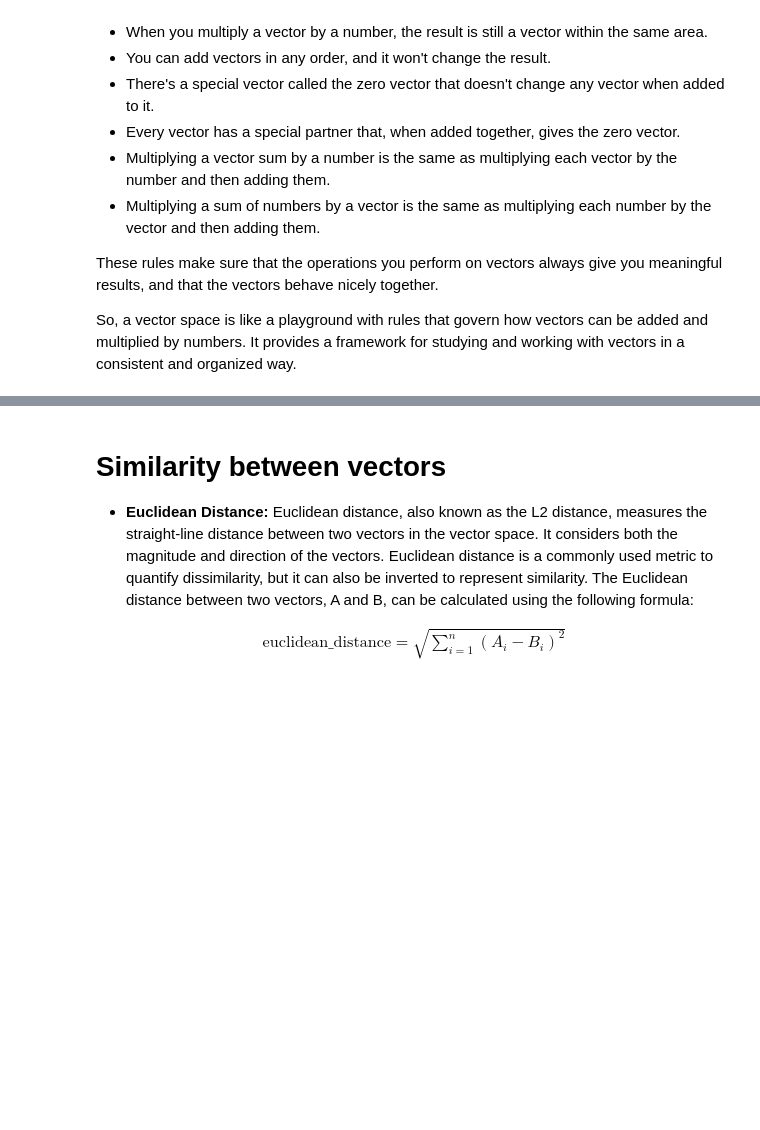
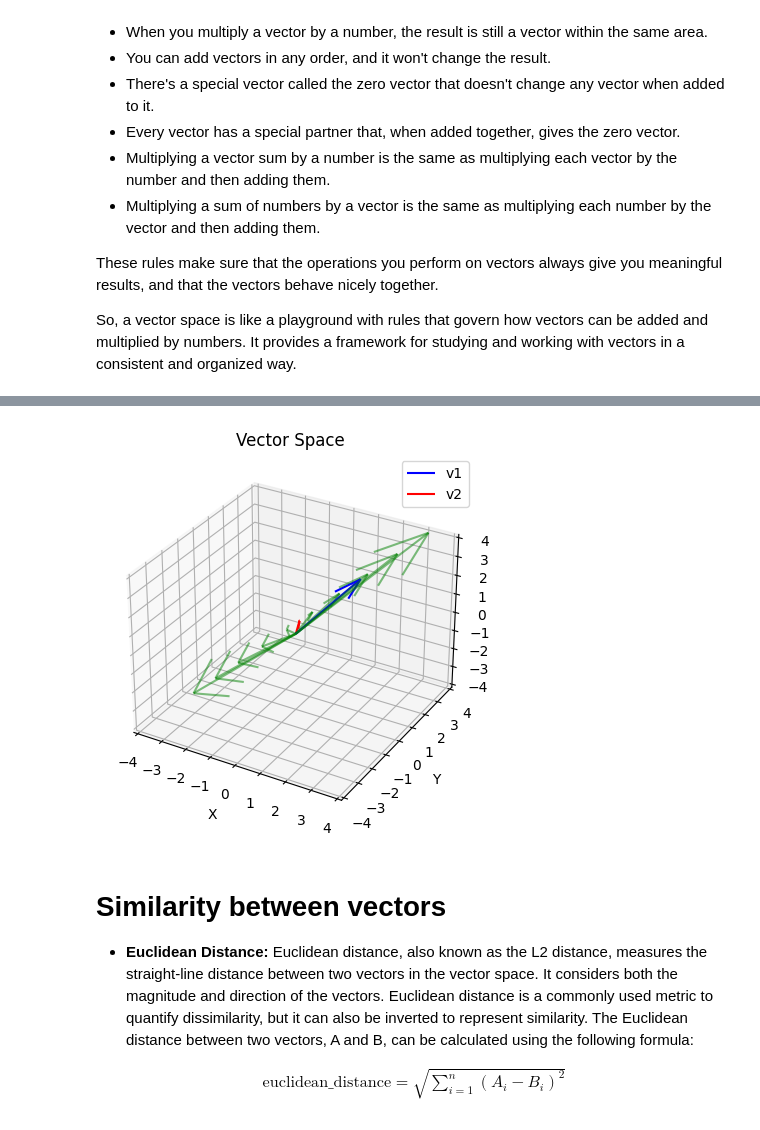
Before and after one commit to dineshkumarsarangapani/VectorSearch-A-guide, a Jupyter notebook: Vector_Search_A_complete_Guide.ipynb, the cells around one changed output, grey strips where cells are left out. Cells and saved outputs as stored; diff of their text form; code cells hidden in the pictures; blank space fills up the shorter version.

```diff
--- a/Vector_Search_A_complete_Guide.ipynb
+++ b/Vector_Search_A_complete_Guide.ipynb
@@ -527,3 +575,48 @@ So, a vector space is like a playground with rules that govern how vectors can b
+# %%
+import numpy as np
+import matplotlib.pyplot as plt
+from mpl_toolkits.mplot3d import Axes3D
+
+# Define the vectors
+v1 = np.array([2, 1, 3])
+v2 = np.array([-1, 2, -1])
+
+# Define the scalar values for linear combinations
+s = np.linspace(-2, 2, 10)
+
+# Create a figure and axes
+fig = plt.figure()
+ax = fig.add_subplot(111, projection='3d')
+
+# Plot the vectors
+ax.quiver(0, 0, 0, v1[0], v1[1], v1[2], color='b', label='v1')
+ax.quiver(0, 0, 0, v2[0], v2[1], v2[2], color='r', label='v2')
+
+# Plot the linear combinations
+for scalar in s:
+    v = scalar * v1 + (1 - scalar) * v2
+    ax.quiver(0, 0, 0, v[0], v[1], v[2], color='g', alpha=0.5)
+
+# Set the limits for the plot
+ax.set_xlim([-4, 4])
+ax.set_ylim([-4, 4])
+ax.set_zlim([-4, 4])
+
+# Set labels for the axes
+ax.set_xlabel('X')
+ax.set_ylabel('Y')
+ax.set_zlabel('Z')
+
+# Add a legend
+ax.legend()
+
+# Set the plot title
+ax.set_title('Vector Space')
+
+# Show the plot
+plt.show()
+# %% [output]
+[figure, added]
 # %% [markdown]
 # Similarity between vectors
 
```
Also changed, not shown: parts of 7 cells of this notebook.
